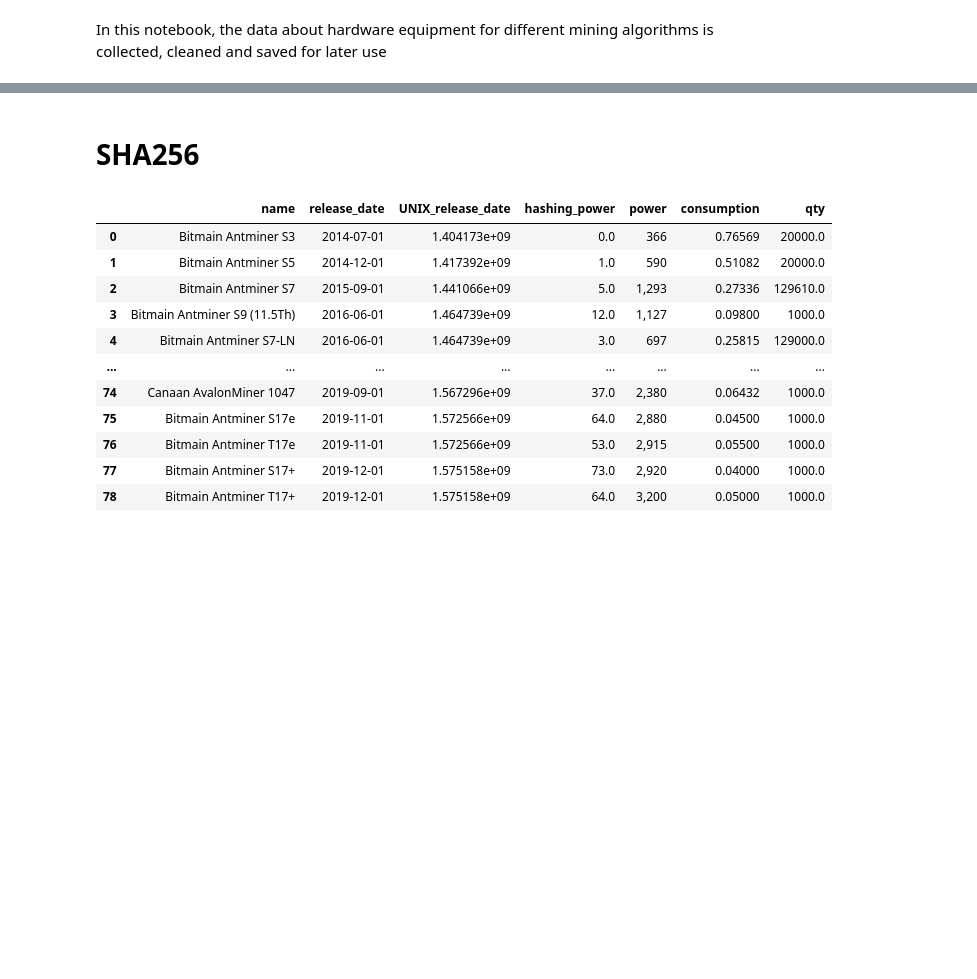
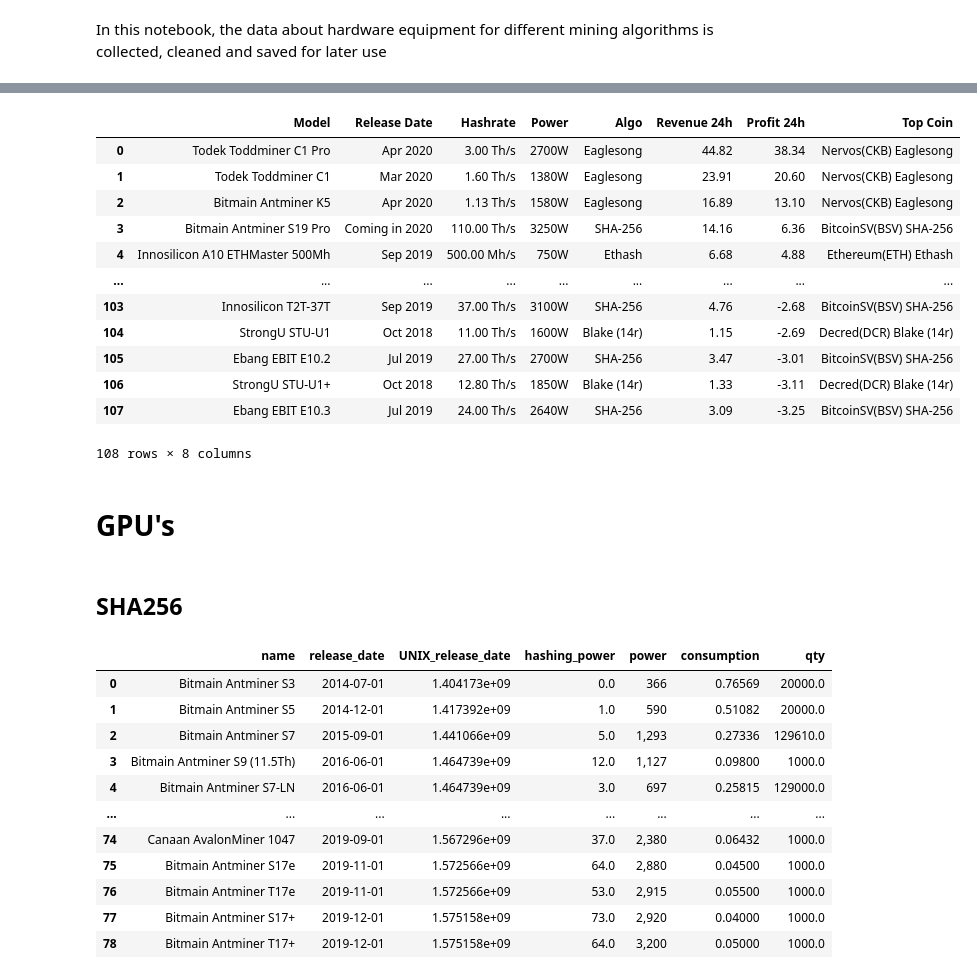
Before and after one commit to Lukasdeloose/sustainable_blockchain, a Jupyter notebook: data_analysis/hardware.ipynb, the cells around one changed output, grey strips where cells are left out. Saved outputs shown, nothing was run; the diff lists cells and outputs as text; code cells hidden in the pictures; blank space fills up the shorter version.

```diff
--- a/data_analysis/hardware.ipynb
+++ b/data_analysis/hardware.ipynb
@@ -17,0 +67,24 @@ In this notebook, the data about hardware equipment for different mining algorit
+# %%
+def clean_columns(col):
+    return col.str.strip('\n').str.strip().str.replace('\n', ' ')
+def clean_price(price):
+    return float(price.replace('$',''))
+# %%
+asic_data = asic_data.apply(clean_columns)
+asic_data['Revenue 24h'] = asic_data['Revenue 24h'].apply(clean_price)
+asic_data['Profit 24h'] = asic_data['Profit 24h'].apply(clean_price)
+asic_data
+# %% [output]
+|  | Model | Release Date | Hashrate | Power | Algo | Revenue 24h | Profit 24h | Top Coin |
+| 0 | Todek Toddminer C1 Pro | Apr 2020 | 3.00 Th/s | 2700W | Eaglesong | 44.82 | 38.34 | Nervos(CKB) Eaglesong |
+| 1 | Todek Toddminer C1 | Mar 2020 | 1.60 Th/s | 1380W | Eaglesong | 23.91 | 20.60 | Nervos(CKB) Eaglesong |
+| 2 | Bitmain Antminer K5 | Apr 2020 | 1.13 Th/s | 1580W | Eaglesong | 16.89 | 13.10 | Nervos(CKB) Eaglesong |
+| 3 | Bitmain Antminer S19 Pro | Coming in 2020 | 110.00 Th/s | 3250W | SHA-256 | 14.16 | 6.36 | BitcoinSV(BSV) SHA-256 |
+| 4 | Innosilicon A10 ETHMaster 500Mh | Sep 2019 | 500.00 Mh/s | 750W | Ethash | 6.68 | 4.88 | Ethereum(ETH) Ethash |
+| ... | ... | ... | ... | ... | ... | ... | ... | ... |
+| 103 | Innosilicon T2T-37T | Sep 2019 | 37.00 Th/s | 3100W | SHA-256 | 4.76 | -2.68 | BitcoinSV(BSV) SHA-256 |
+| 104 | StrongU STU-U1 | Oct 2018 | 11.00 Th/s | 1600W | Blake (14r) | 1.15 | -2.69 | Decred(DCR) Blake (14r) |
+| 105 | Ebang EBIT E10.2 | Jul 2019 | 27.00 Th/s | 2700W | SHA-256 | 3.47 | -3.01 | BitcoinSV(BSV) SHA-256 |
+| 106 | StrongU STU-U1+ | Oct 2018 | 12.80 Th/s | 1850W | Blake (14r) | 1.33 | -3.11 | Decred(DCR) Blake (14r) |
+| 107 | Ebang EBIT E10.3 | Jul 2019 | 24.00 Th/s | 2640W | SHA-256 | 3.09 | -3.25 | BitcoinSV(BSV) SHA-256 |
+108 rows × 8 columns
@@ -18,5 +108,7 @@ In this notebook, the data about hardware equipment for different mining algorit
+# %% [markdown]
+# GPU's
 # %% [markdown]
-# SHA256
+## SHA256
 # %%
 SHA256 = pd.read_csv(DATA_PATH + 'SHA256_mining_hardware.csv',parse_dates=['Date of release'])
 # Rename columns
```
Also changed, not shown: parts of 17 cells of this notebook, 6 other files.
